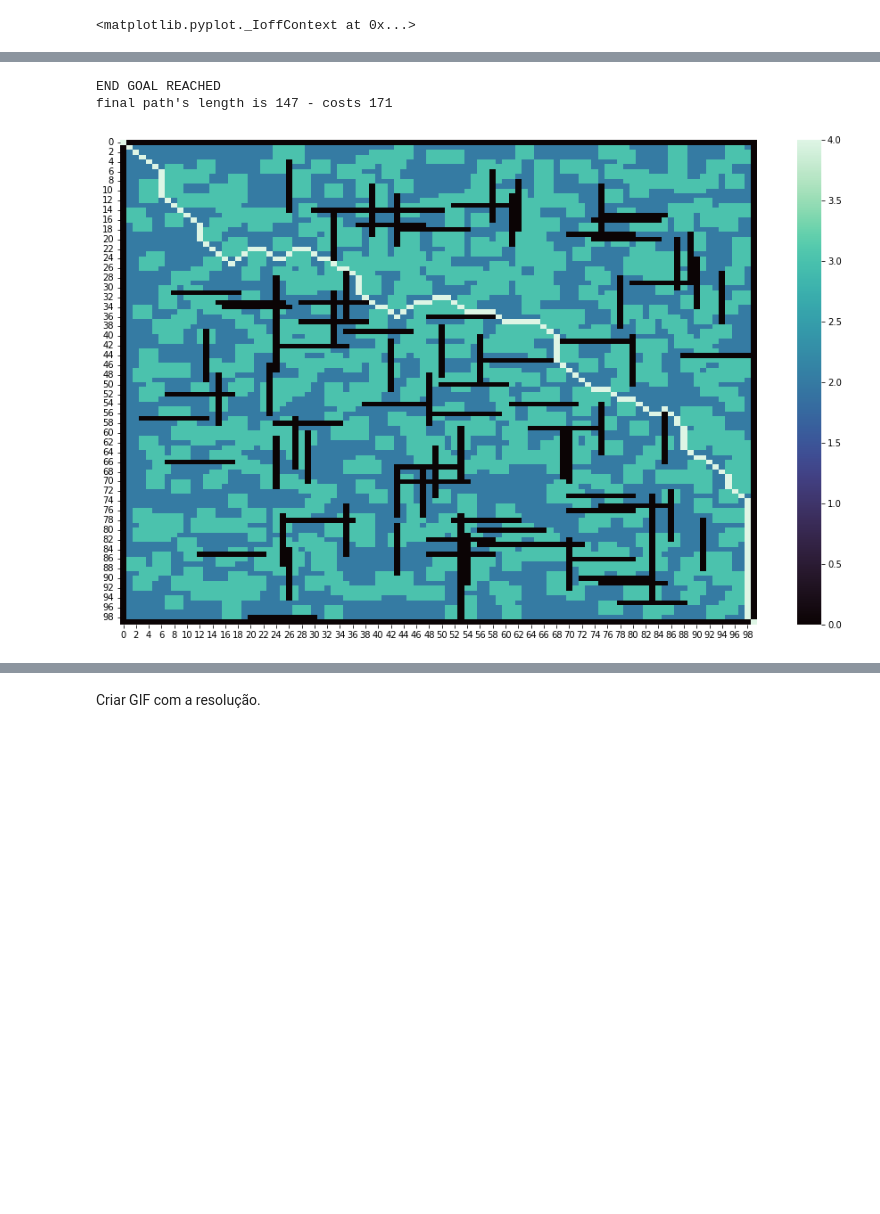
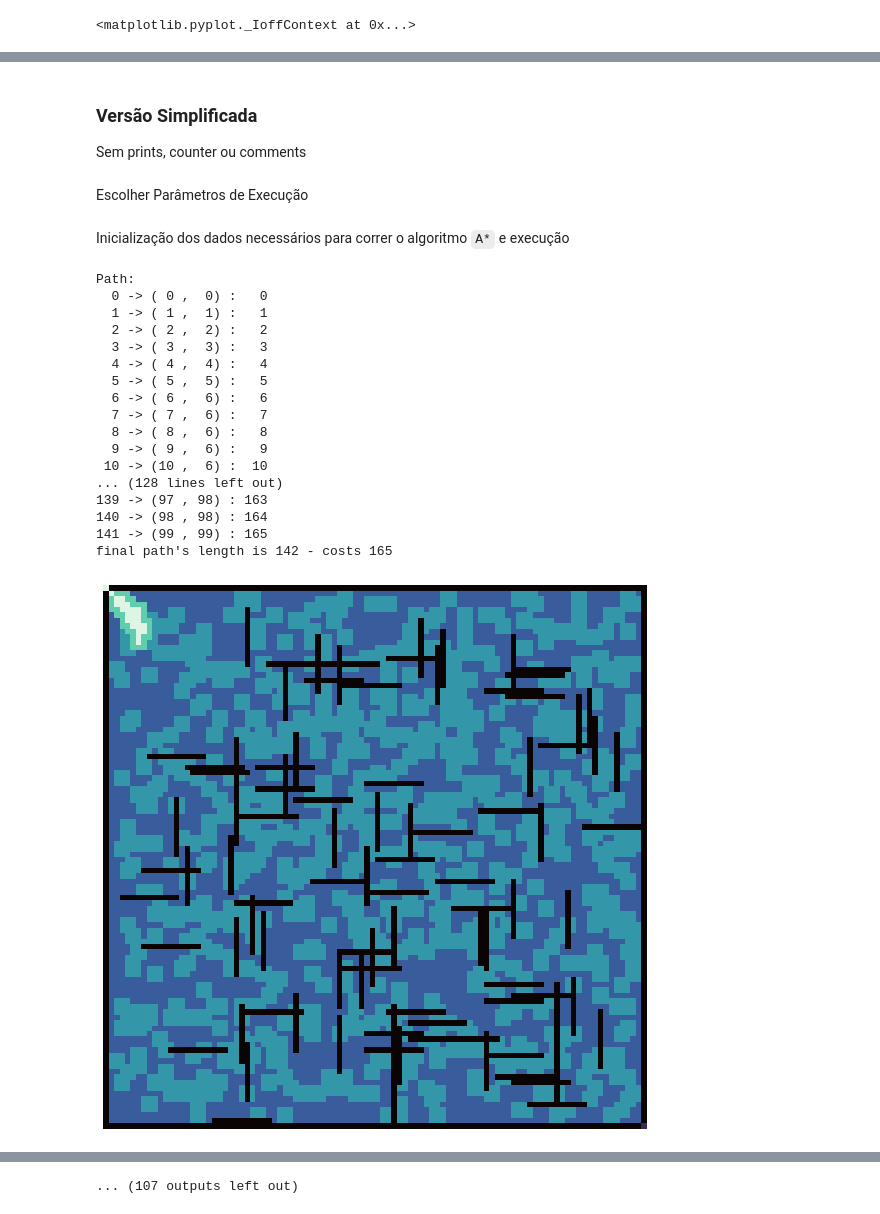
Before and after one commit to Paulo-Pinto/AI_Project_AStar, a Jupyter notebook: Projeto.ipynb, the cells around one changed output, grey strips where cells are left out. Cells and saved outputs as stored; diff of their text form; code cells hidden in the pictures; blank space fills up the shorter version.

```diff
--- a/Projeto.ipynb
+++ b/Projeto.ipynb
@@ -154,23 +204,0 @@ def get_next_moves(x, y):
-# %%
-def visualize_env(map, file_name):
-    map_envir = pd.DataFrame(map)
-    map_env_num = map_envir.replace(
-        ["T", "A", "F", "B", "S", "E", "V", "D", "P", "SP"], [2, 3, 0, 0, 1, 1, 4, 5, 6, 6]
-    )
-    f, ax = plt.subplots(figsize=(16, 10))
-    ax = sns.heatmap(map_env_num, cmap="mako")
-    f.savefig(f"output/{file_name}.png")
-
-
-def print_final_path(final_path):
-    """
-    Mostra o caminho final e calcula o seu custo
-    """
-    lines_info = list(read_file(CSV_ENV_FILE))
-    grid = np.array(lines_info, dtype=object)
-    cost = 0
-    for x, y in final_path:
-        cost += 3 if grid[x][y] == "A" else 1
-        grid[x][y] = "V"
-    print(f"final path's length is {len(final_path)} - costs {cost}")
-    visualize_env(grid, "path")
@@ -242,0 +256,4 @@ def a_star_algo(node_structures, goal, visualize=False):
+# %% [markdown]
+### Versão Simplificada
+
+Sem prints, counter ou comments
@@ -242,0 +287,2 @@ def a_star_algo(node_structures, goal, visualize=False):
+# %% [markdown]
+Escolher Parâmetros de Execução
@@ -243,18 +294,44 @@ def a_star_algo(node_structures, goal, visualize=False):
+# %% [markdown]
+Inicialização dos dados necessários para correr o algoritmo `A*` e execução
 # %%
 lines_info = list(read_file(CSV_ENV_FILE))
 grid = np.array(lines_info, dtype=object)
 
 MAP_SIZE = len(lines_info[0]) - 1
-START = (0, 0)
-GOAL = (MAP_SIZE, MAP_SIZE)
+START = (0, 0)              # initial state
+GOAL = (MAP_SIZE, MAP_SIZE) # goal state
 
-node_structures = NodeStructures(START, grid)
+counter = 0
+q = [START]
+node_map = {START: Node(grid[0][0], START, 0, 0, [START])}
 
-shutil.rmtree("output")
-os.makedirs("output")
+for (y, line) in enumerate(grid):
+    for (x, _) in enumerate(line):
+        if (y, x) != START:
+            pos = (y, x)
+            heuristic = calculate_heuristic_distance_octile_sqrt(*pos, *GOAL)
+            node_map[pos] = Node(grid[y][x], pos, 9999, heuristic, [])
 
-a_star_algo(node_structures, GOAL, visualize=False)
+shutil.rmtree('output')
+os.makedirs('output')
+a_star_algo(counter, q, node_map, GOAL)
+create_gif()
 # %% [output]
-END GOAL REACHED
-final path's length is 147 - costs 171
+Path:
+  0 -> ( 0 ,  0) :   0
+  1 -> ( 1 ,  1) :   1
+  2 -> ( 2 ,  2) :   2
+  3 -> ( 3 ,  3) :   3
+  4 -> ( 4 ,  4) :   4
+  5 -> ( 5 ,  5) :   5
+  6 -> ( 6 ,  6) :   6
+  7 -> ( 7 ,  6) :   7
+  8 -> ( 8 ,  6) :   8
+  9 -> ( 9 ,  6) :   9
+ 10 -> (10 ,  6) :  10
+... (128 lines left out)
+139 -> (97 , 98) : 163
+140 -> (98 , 98) : 164
+141 -> (99 , 99) : 165
+final path's length is 142 - costs 165
-[figure, old version]
+[figure, new version]
@@ -261,2 +348 @@ final path's length is 147 - costs 171
+... (107 outputs left out)
-# %% [markdown]
-Criar GIF com a resolução.
```
Also changed, not shown: parts of 29 cells of this notebook, 3 other files.
